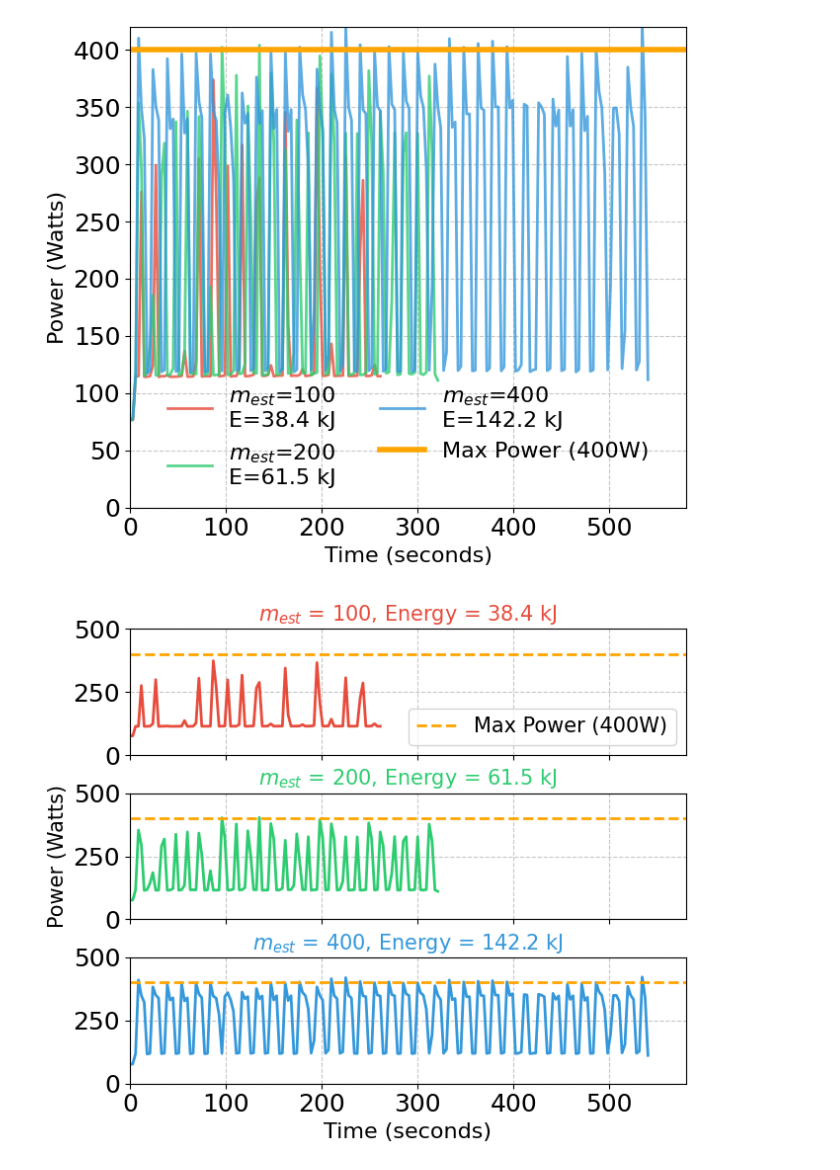
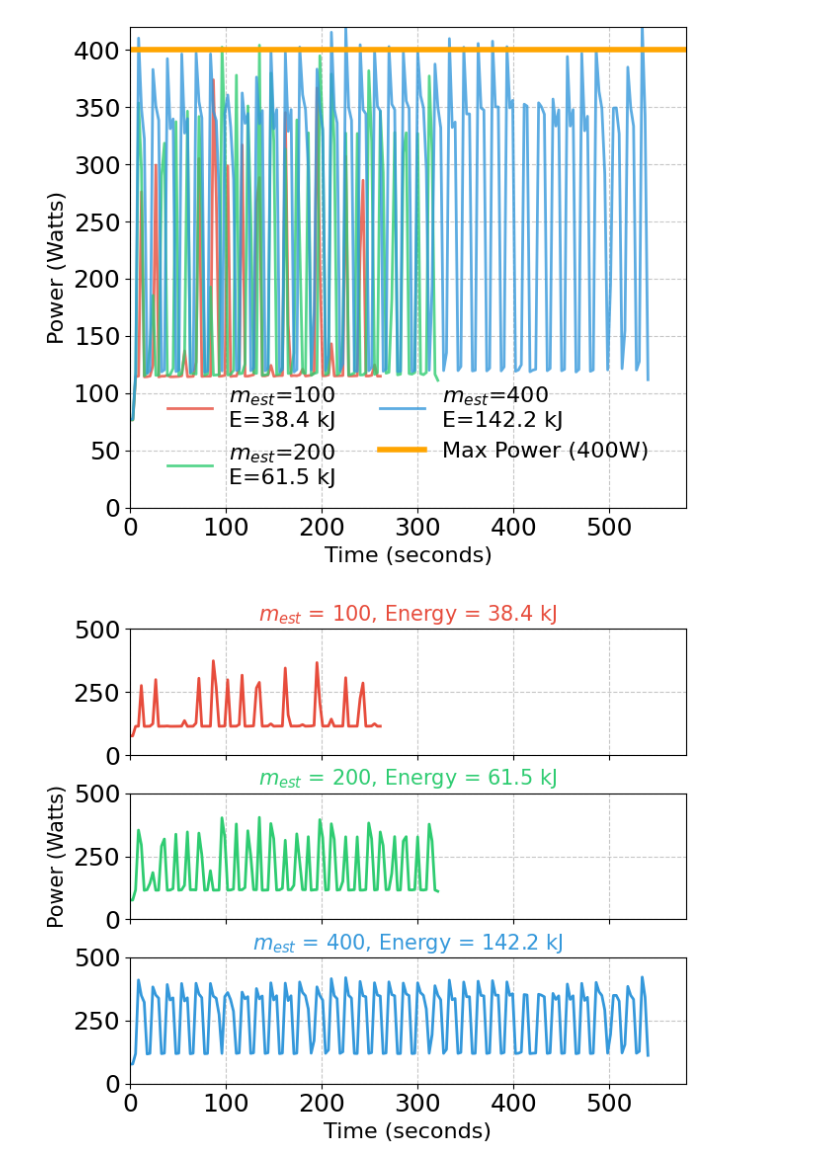
Before and after one commit to paper-code1/VecchiaConditionalExtremes, a Jupyter notebook: experiments/scale/PerformanceVisu_A100_scaling.ipynb, the cells around one changed output. Cells and saved outputs as stored; diff of their text form; code cells hidden in the pictures.

```diff
--- a/experiments/scale/PerformanceVisu_A100_scaling.ipynb
+++ b/experiments/scale/PerformanceVisu_A100_scaling.ipynb
@@ -572,37 +572,37 @@ def plot_power_consumption(start_time=300, end_time=340):
 
             # Set y-axis limits with some padding
             min_val = max(0, filtered_data['power'].min() - 20)  # Ensure bottom limit is not negative
             max_val = filtered_data['power'].max() + 20
             # ax.set_ylim(min_val, max_val)
 
         except Exception as e:
             print(f"Could not process data for m={m}: {str(e)}")
 
     # Set common x-axis label (only on bottom subplot)
     ax3.set_xlabel('Time (seconds)', fontsize=16)
 
     # Set x-axis limits
     ax1.set_xlim(start_time, end_time)
 
-    # Add max power reference line to each subplot
-    for ax in axes:
-        ax.axhline(y=400, color='orange', linewidth=2, linestyle='--',
-                  label='Max Power (400W)')
+    # # Add max power reference line to each subplot
+    # for ax in axes:
+    #     ax.axhline(y=400, color='orange', linewidth=2, linestyle='--',
+    #               label='Max Power (400W)')
 
-    # Add a small legend to the bottom subplot
-    ax1.legend(loc='lower right', fontsize=15)
+    # # Add a small legend to the bottom subplot
+    # ax1.legend(loc='lower right', fontsize=15)
     ax2.set_ylabel('Power (Watts)', fontsize=15)
 
     # Adjust layout
     plt.tight_layout()
 
     # Add a little more space between subplots
     plt.subplots_adjust(hspace=0.3)
 
     # Save the plot
     plt.savefig(f'./fig/gpu0_power_analysis_A100_{start_time}_{end_time}_stacked.pdf', bbox_inches='tight')
     plt.show()
 # Example usage:
 plot_power_consumption(start_time=0, end_time=580)
 # %% [output]
-[figure, old version]
+[figure, new version]
```
Also changed, not shown: 7 other files.
